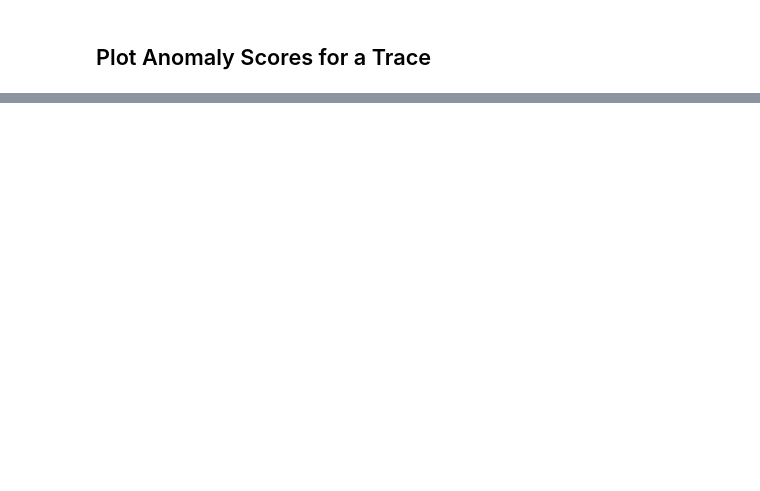
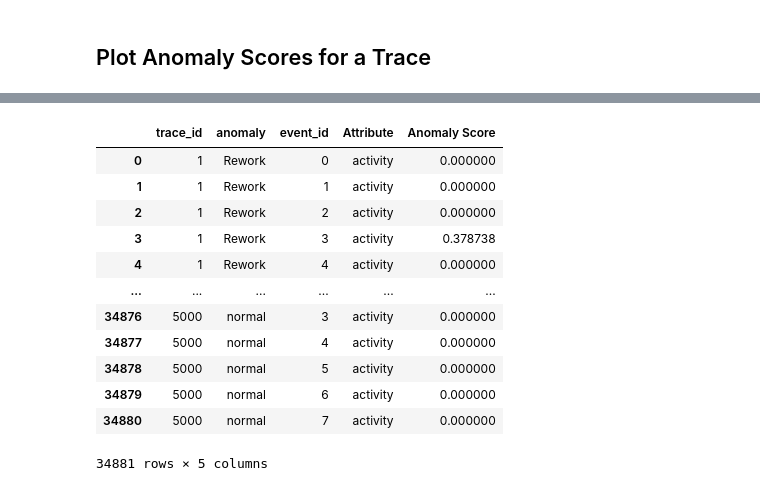
Before and after one commit to wr0om/dapnn, a Jupyter notebook: 03_anomaly.ipynb, the cells around one changed output, grey strips where cells are left out. Cells and saved outputs as stored; diff of their text form; code cells hidden in the pictures; blank space fills up the shorter version.

```diff
--- a/03_anomaly.ipynb
+++ b/03_anomaly.ipynb
@@ -748,8 +757,24 @@ score_df.groupby(['trace_id']).size().drop_duplicates().sort_values()
 # %%
 score_df['event_id']=score_df.groupby('trace_id').cumcount()
 
-plot_data=score_df.melt(value_vars=['activity','user','day','country','company'],value_name='Anomaly Score',var_name='Attribute',id_vars=['trace_id','anomaly','event_id'])
+# plot_data=score_df.melt(value_vars=['activity','user','day','country','company'],value_name='Anomaly Score',var_name='Attribute',id_vars=['trace_id','anomaly','event_id'])
+
+plot_data=score_df.melt(value_vars=['activity'],value_name='Anomaly Score',var_name='Attribute',id_vars=['trace_id','anomaly','event_id'])
 plot_data['event_id']=plot_data.groupby('trace_id').cumcount()
 plot_data
+# %% [output]
+|  | trace_id | anomaly | event_id | Attribute | Anomaly Score |
+| 0 | 1 | Rework | 0 | activity | 0.000000 |
+| 1 | 1 | Rework | 1 | activity | 0.000000 |
+| 2 | 1 | Rework | 2 | activity | 0.000000 |
+| 3 | 1 | Rework | 3 | activity | 0.378738 |
+| 4 | 1 | Rework | 4 | activity | 0.000000 |
+| ... | ... | ... | ... | ... | ... |
+| 34876 | 5000 | normal | 3 | activity | 0.000000 |
+| 34877 | 5000 | normal | 4 | activity | 0.000000 |
+| 34878 | 5000 | normal | 5 | activity | 0.000000 |
+| 34879 | 5000 | normal | 6 | activity | 0.000000 |
+| 34880 | 5000 | normal | 7 | activity | 0.000000 |
+34881 rows × 5 columns
 # %%
 import seaborn as sns
```
Also changed, not shown: parts of 37 cells of this notebook, 4 other files.
